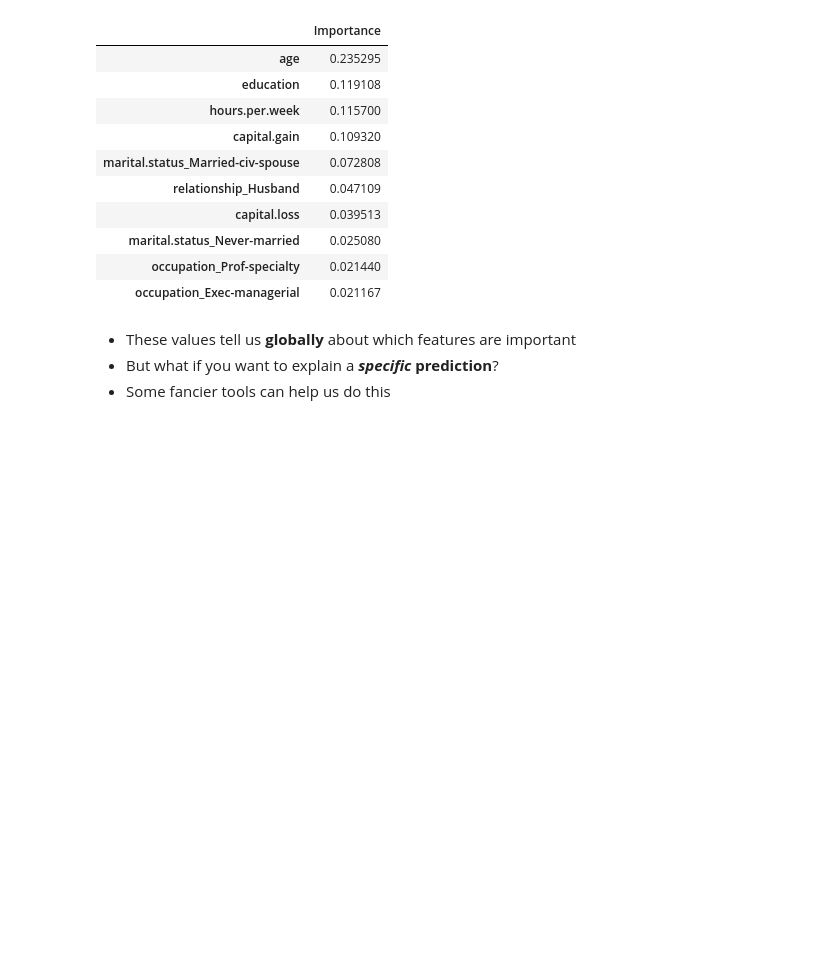
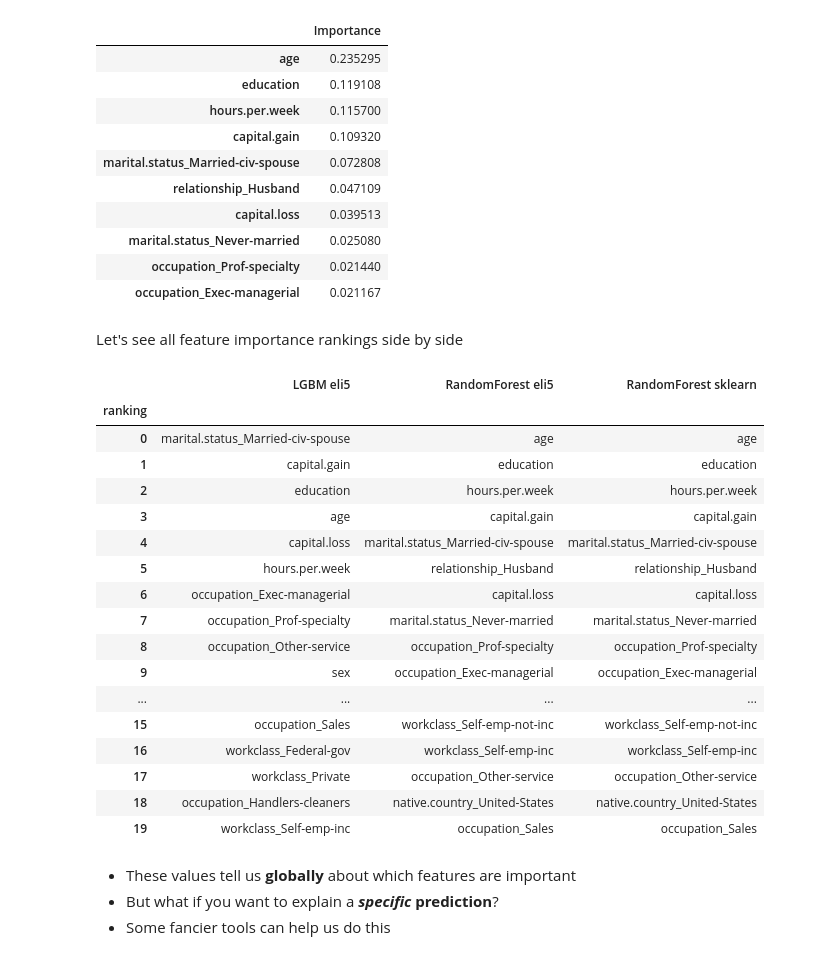
Before and after one commit to UBC-CS/cpsc330-2023s, a Jupyter notebook: lectures/12_feat-importances.ipynb, the cells around one changed output. Drawn from its saved outputs; the diff is of its cells as text; code cells hidden in the pictures; blank space fills up the shorter version.

Commit message:
Add minor clarifications
Adding one cell which allows to see all feature importance rankings side by side

```diff
--- a/lectures/12_feat-importances.ipynb
+++ b/lectures/12_feat-importances.ipynb
@@ -1154,9 +1154,10 @@ import eli5
 
 pipe_lgbm = make_pipeline(preprocessor, LGBMClassifier(random_state=123))
 pipe_lgbm.fit(X_train, y_train)
-eli5.explain_weights(
+eli5_lgbm = eli5.explain_weights(
     pipe_lgbm.named_steps["lgbmclassifier"], feature_names=feature_names
 )
+eli5_lgbm
 # %% [output]
 | Weight | Feature |
 | 0.3613 | marital.status_Married-civ-spouse |
@@ -1181,9 +1182,10 @@ You can also look at feature importances for `RandomForestClassifier`.
 pipe_rf = make_pipeline(preprocessor, RandomForestClassifier(random_state=123))
 pipe_rf.fit(X_train, y_train)
 
-eli5.explain_weights(
+eli5_rf = eli5.explain_weights(
     pipe_rf.named_steps["randomforestclassifier"], feature_names=feature_names
 )
+eli5_rf
 # %% [output]
 | Weight | Feature |
 | 0.2353 ± 0.0451 | age |
@@ -1208,9 +1210,10 @@ Let's compare them with weights what we got with `sklearn` `feature_importances_
 data = {
     "Importance": pipe_rf.named_steps["randomforestclassifier"].feature_importances_,
 }
-pd.DataFrame(data=data, index=feature_names,).sort_values(
+sk_feat_imp_rf = pd.DataFrame(data=data, index=feature_names,).sort_values(
     by="Importance", ascending=False
-)[:10]
+)
+sk_feat_imp_rf.head(10)
 # %% [output]
 |  | Importance |
 | age | 0.235295 |
@@ -1223,6 +1226,38 @@ pd.DataFrame(data=data, index=feature_names,).sort_values(
 | marital.status_Never-married | 0.025080 |
 | occupation_Prof-specialty | 0.021440 |
 | occupation_Exec-managerial | 0.021167 |
+# %% [markdown]
+Let's see all feature importance rankings side by side
+# %%
+def eli5_features(explain_weights):
+    return [f.feature for f in explain_weights.feature_importances.importances]
+
+eli5_rows = len(eli5_features(eli5_lgbm))
+
+pd.DataFrame({
+    "LGBM eli5": eli5_features(eli5_lgbm),
+    "RandomForest eli5": eli5_features(eli5_rf),
+    "RandomForest sklearn": sk_feat_imp_rf.head(eli5_rows).index
+}).rename_axis('ranking')
+# %% [output]
+|  | LGBM eli5 | RandomForest eli5 | RandomForest sklearn |
+| ranking |  |  |  |
+| 0 | marital.status_Married-civ-spouse | age | age |
+| 1 | capital.gain | education | education |
+| 2 | education | hours.per.week | hours.per.week |
+| 3 | age | capital.gain | capital.gain |
+| 4 | capital.loss | marital.status_Married-civ-spouse | marital.status_Married-civ-spouse |
+| 5 | hours.per.week | relationship_Husband | relationship_Husband |
+| 6 | occupation_Exec-managerial | capital.loss | capital.loss |
+| 7 | occupation_Prof-specialty | marital.status_Never-married | marital.status_Never-married |
+| 8 | occupation_Other-service | occupation_Prof-specialty | occupation_Prof-specialty |
+| 9 | sex | occupation_Exec-managerial | occupation_Exec-managerial |
+| ... | ... | ... | ... |
+| 15 | occupation_Sales | workclass_Self-emp-not-inc | workclass_Self-emp-not-inc |
+| 16 | workclass_Federal-gov | workclass_Self-emp-inc | workclass_Self-emp-inc |
+| 17 | workclass_Private | occupation_Other-service | occupation_Other-service |
+| 18 | occupation_Handlers-cleaners | native.country_United-States | native.country_United-States |
+| 19 | workclass_Self-emp-inc | occupation_Sales | occupation_Sales |
 # %% [markdown]
 - These values tell us **globally** about which features are important
 - But what if you want to explain a **_specific_ prediction**?
```
Also changed, not shown: parts of 9 cells of this notebook.
